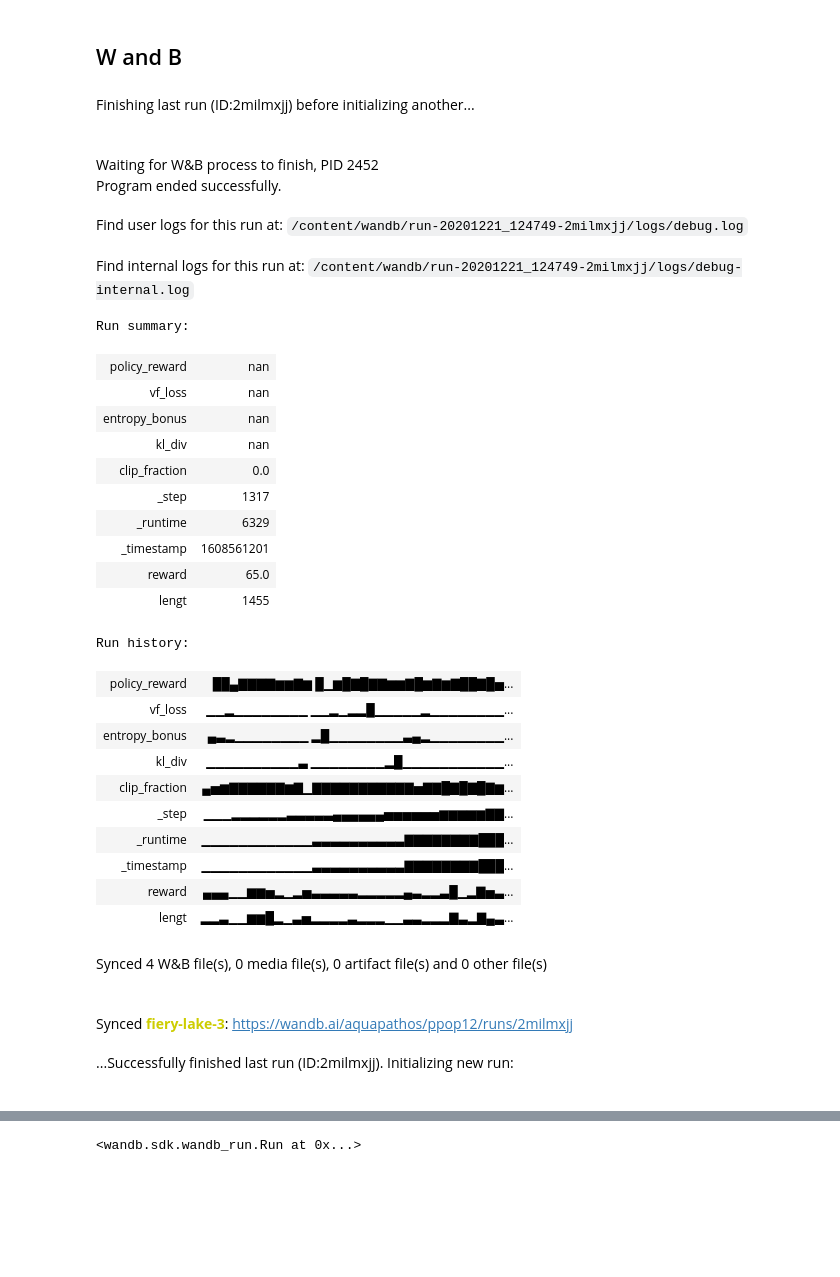
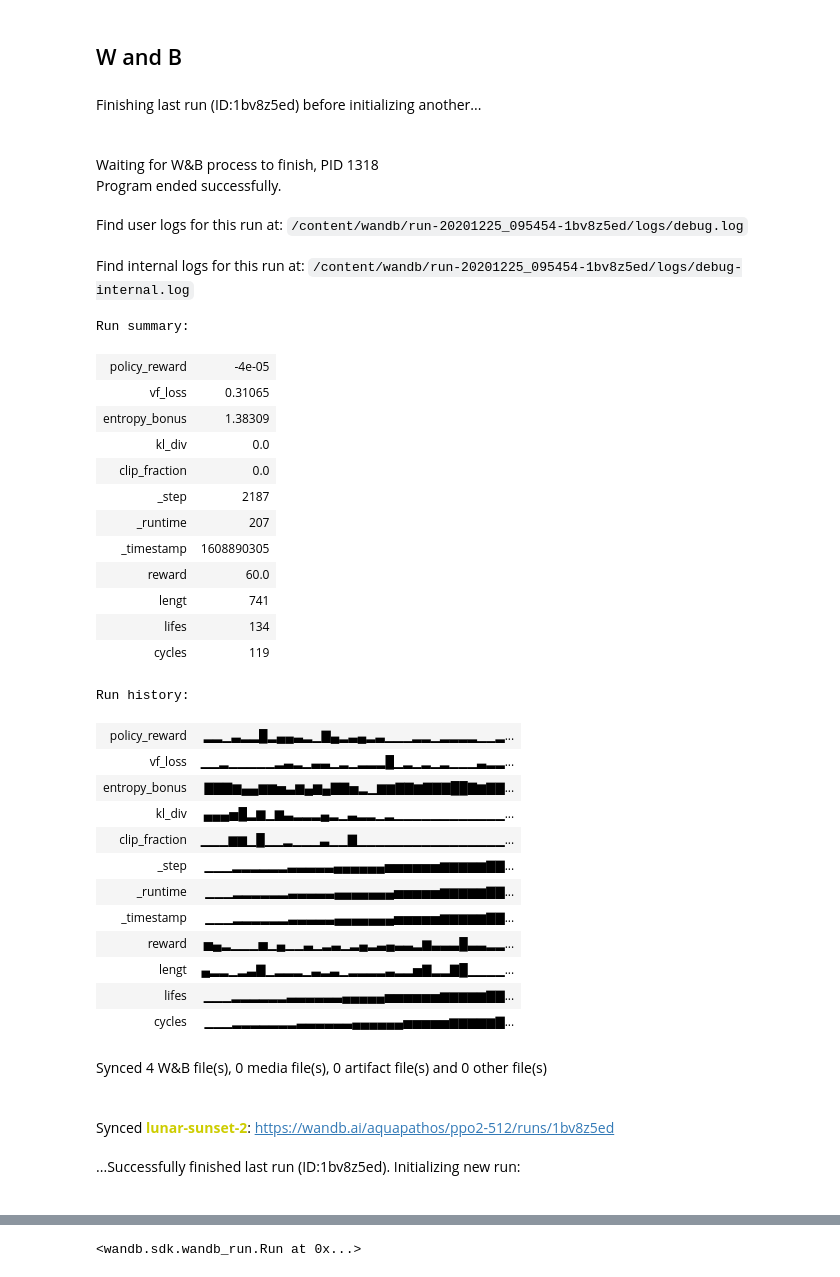
Before and after one commit to aquapathos/MLLesson, a Jupyter notebook: PPO.ipynb, the cells around one changed output, grey strips where cells are left out. Cells and saved outputs as stored; diff of their text form; code cells hidden in the pictures; blank space fills up the shorter version.

```diff
--- a/PPO.ipynb
+++ b/PPO.ipynb
@@ -525,36 +543,41 @@ class Main:
 # %%
 # Inside my model training code
 import wandb
+PROJECTNAME='ppo2-512'
 wandb.init(project=PROJECTNAME)
 # %% [output]
-Finishing last run (ID:2milmxjj) before initializing another...
+Finishing last run (ID:1bv8z5ed) before initializing another...
-Waiting for W&B process to finish, PID 2452
+Waiting for W&B process to finish, PID 1318
 Program ended successfully.
-Find user logs for this run at: /content/wandb/run-20201221_124749-2milmxjj/logs/debug.log
+Find user logs for this run at: /content/wandb/run-20201225_095454-1bv8z5ed/logs/debug.log
-Find internal logs for this run at: /content/wandb/run-20201221_124749-2milmxjj/logs/debug-internal.log
+Find internal logs for this run at: /content/wandb/run-20201225_095454-1bv8z5ed/logs/debug-internal.log
 Run summary:
-| policy_reward | nan |
-| vf_loss | nan |
-| entropy_bonus | nan |
-| kl_div | nan |
+| policy_reward | -4e-05 |
+| vf_loss | 0.31065 |
+| entropy_bonus | 1.38309 |
+| kl_div | 0.0 |
 | clip_fraction | 0.0 |
-| _step | 1317 |
-| _runtime | 6329 |
-| _timestamp | 1608561201 |
-| reward | 65.0 |
-| lengt | 1455 |
+| _step | 2187 |
+| _runtime | 207 |
+| _timestamp | 1608890305 |
+| reward | 60.0 |
+| lengt | 741 |
+| lifes | 134 |
+| cycles | 119 |
 Run history:
-| policy_reward | ██▄▇▇▇▇▆▆▇▆ █▁▆█▇█▇▇▆▆▇█▆▇▆▇██▇█▅... |
-| vf_loss | ▁▁▂▁▁▁▁▁▁▁▁ ▁▁▂▁▂▂█▁▁▁▁▁▂▁▁▁▁▁▁▁▁... |
-| entropy_bonus | ▄▃▂▁▁▁▁▁▁▁▁ ▂█▁▁▁▁▁▁▁▁▃▄▂▁▁▁▁▁▁▁▁... |
-| kl_div | ▁▁▁▁▁▁▁▁▁▁▃ ▁▁▁▁▁▁▁▁▂█▁▁▁▁▁▁▁▁▁▁▁... |
-| clip_fraction | ▄▅▆▇▇▇▇▇▇▆▇▁▇▇▇▇▇▇▇▇▇▇▇▅▇▇█▇█▇█▇▆... |
+| policy_reward | ▂▂▁▃▂▂█▂▄▄▃▂▁▇▄▂▃▄▂▃▁▁▁▂▂▁▂▂▂▂▁▁▂... |
+| vf_loss | ▁▁▂▁▁▁▁▁▂▃▂▁▃▃▁▂▁▂▂▂█▁▂▁▂▁▂▁▁▁▃▂▂... |
+| entropy_bonus | ▇▇▇▆▄▄▆▆▅▃▆▄▆▄▇▇▅▂▁▆▆▇▇▆▇▇▇██▇▆▇▇... |
+| kl_div | ▄▄▄▅█▂▆▁▆▃▂▂▂▄▂▁▃▂▂▁▂▁▁▁▁▁▁▁▁▁▁▁▁... |
+| clip_fraction | ▁▁▁▆▆▁█▁▁▂▁▁▁▃▁▁▇▁▁▁▁▁▁▁▁▁▁▁▁▁▁▁▁... |
 | _step | ▁▁▁▂▂▂▂▂▂▃▃▃▃▃▄▄▄▄▄▄▅▅▅▅▅▅▆▆▆▆▆▇▇... |
-| _runtime | ▁▁▁▁▁▁▁▁▁▁▁▁▃▃▃▃▃▃▃▃▃▃▇▇▇▇▇▇▇▇███... |
-| _timestamp | ▁▁▁▁▁▁▁▁▁▁▁▁▃▃▃▃▃▃▃▃▃▃▇▇▇▇▇▇▇▇███... |
-| reward | ▄▄▄▁▁▆▆▅▂▁▂▅▃▃▃▃▃▂▂▂▂▂▄▃▂▂▃█▁▂▇▅▃... |
-| lengt | ▂▂▃▁▁▆▆█▂▁▃▅▂▂▂▂▃▂▂▂▁▁▃▃▂▂▂▇▃▂▇▄▃... |
+| _runtime | ▁▁▁▂▂▂▂▂▂▃▃▃▃▃▄▄▄▄▄▄▄▅▅▅▅▅▆▆▆▆▆▇▇... |
+| _timestamp | ▁▁▁▂▂▂▂▂▂▃▃▃▃▃▄▄▄▄▄▄▄▅▅▅▅▅▆▆▆▆▆▇▇... |
+| reward | ▅▄▂▁▁▁▅▁▄▁▁▃▁▂▃▁▂▄▂▃▄▃▃▂▆▃▃▃█▃▃▂▂... |
+| lengt | ▄▂▂▁▂▃▇▁▂▂▂▁▃▂▃▁▂▂▂▂▃▂▂▅▇▂▂▇█▁▁▁▁... |
+| lifes | ▁▁▁▂▂▂▂▂▂▃▃▃▃▃▃▄▄▄▄▄▅▅▅▅▅▅▆▆▆▆▆▇▇... |
+| cycles | ▁▁▁▂▂▂▂▂▂▂▃▃▃▃▃▃▄▄▄▄▄▄▅▅▅▅▅▆▆▆▆▆▇... |
 Synced 4 W&B file(s), 0 media file(s), 0 artifact file(s) and 0 other file(s)
-Synced fiery-lake-3: https://wandb.ai/aquapathos/ppop12/runs/2milmxjj
+Synced lunar-sunset-2: https://wandb.ai/aquapathos/ppo2-512/runs/1bv8z5ed
-...Successfully finished last run (ID:2milmxjj). Initializing new run:
+...Successfully finished last run (ID:1bv8z5ed). Initializing new run:
 Tracking run with wandb version 0.10.12
```
Also changed, not shown: parts of 27 cells of this notebook.
